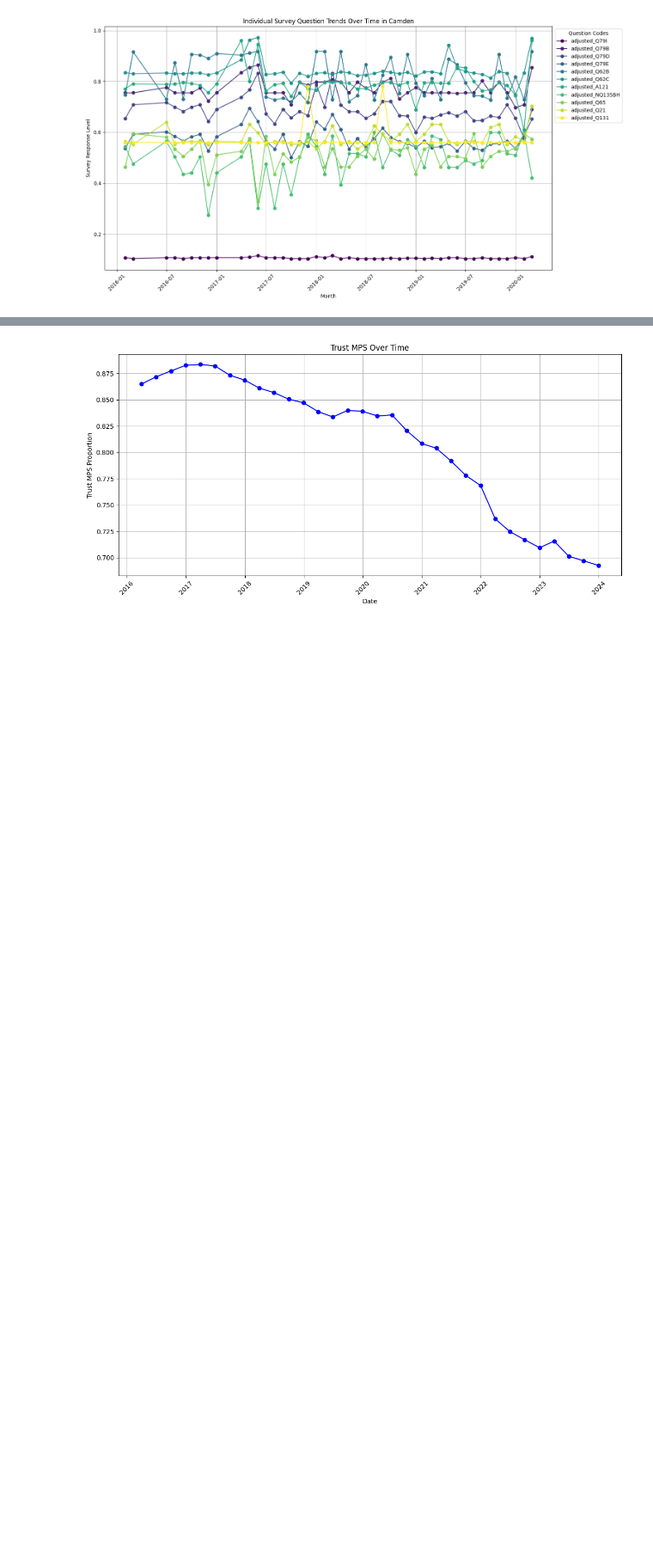
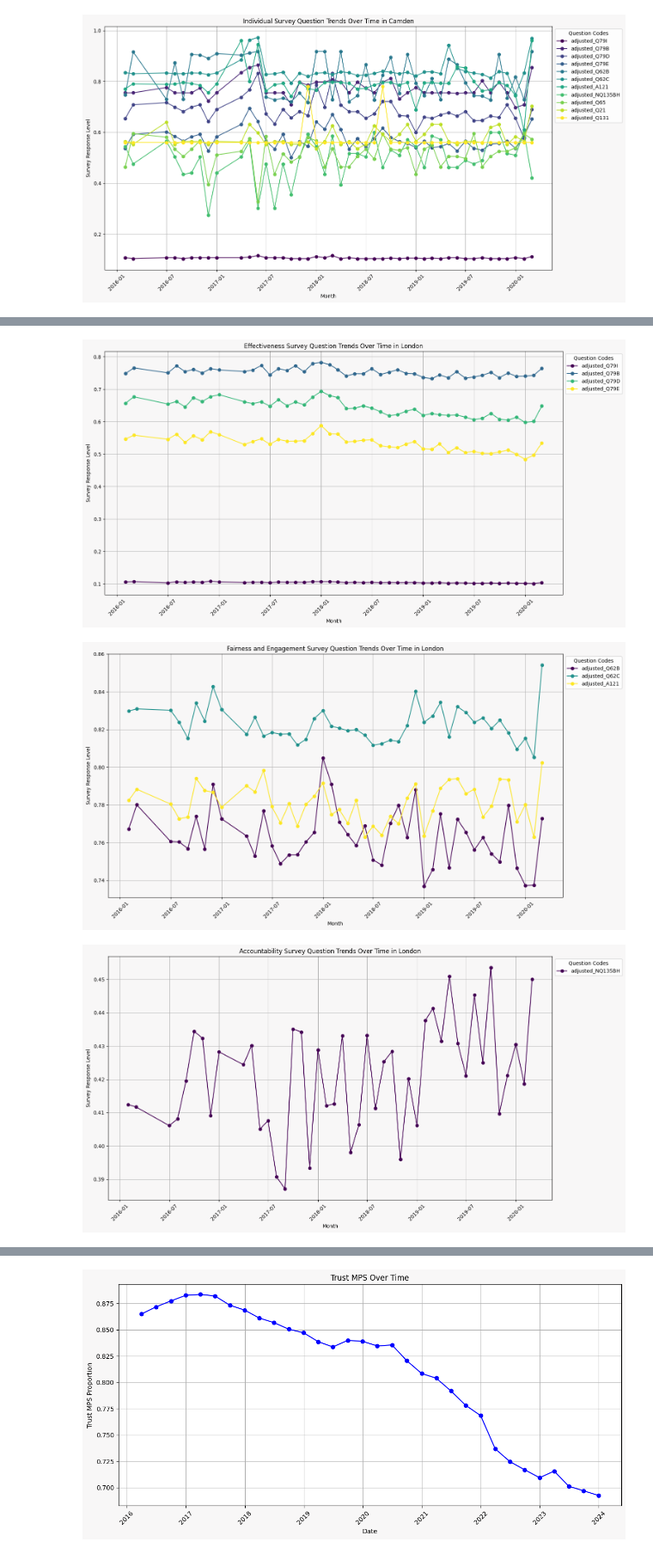
Before and after one commit to HNagouda/JBG050-DC2-Grp21, a Jupyter notebook: src/exploration/dupa.ipynb, the cells around one changed output, grey strips where cells are left out. Shown at 86% size. Saved outputs shown, nothing was run; the diff lists cells and outputs as text; code cells hidden in the pictures; blank space fills up the shorter version.

```diff
--- a/src/exploration/dupa.ipynb
+++ b/src/exploration/dupa.ipynb
@@ -679,0 +739,48 @@ plt.show()
+# %%
+london_data = final_grouped.groupby('MONTH').agg({
+    'Trust': 'mean',
+    'Confidence': 'mean',
+    'adjusted_Q79I': 'mean',
+    'adjusted_Q79B': 'mean',
+    'adjusted_Q79D': 'mean',
+    'adjusted_Q79E': 'mean',
+    'adjusted_Q62B': 'mean',
+    'adjusted_Q62C': 'mean',
+    'adjusted_A121': 'mean',
+    'adjusted_NQ135BH': 'mean',
+    'adjusted_Q65': 'mean',
+    'adjusted_Q21': 'mean',
+    'adjusted_Q131': 'mean'
+}).reset_index()
+
+effectiveness_questions = ['adjusted_Q79I', 'adjusted_Q79B', 'adjusted_Q79D', 'adjusted_Q79E']
+fairness_engagement_questions = ['adjusted_Q62B', 'adjusted_Q62C', 'adjusted_A121']
+accountability_questions = ['adjusted_NQ135BH']
+confidence_questions = ['adjusted_Q65', 'adjusted_Q21', 'adjusted_Q131']
+
+plt.rcParams['figure.facecolor'] = '#f8f7f7'
+
+def plot_category(data, questions, category_name):
+    plt.figure(figsize=(15, 8), facecolor='#f8f7f7')
+    colors = plt.cm.viridis(np.linspace(0, 1, len(questions)))
+    for i, col in enumerate(questions):
+        plt.plot(data['MONTH'], data[col], label=col, color=colors[i], marker='o', linestyle='-')
+    plt.title(f'{category_name} Survey Question Trends Over Time in London')
+    plt.xlabel('Month')
+    plt.ylabel('Survey Response Level')
+    plt.legend(title='Question Codes', loc='upper left', bbox_to_anchor=(1, 1))
+    plt.grid(True)
+    plt.xticks(rotation=45)
+    plt.gca().set_facecolor('#f8f7f7')
+    plt.tight_layout()
+    plt.show()
+
+# Plot each category
+plot_category(london_data, effectiveness_questions, 'Effectiveness')
+plot_category(london_data, fairness_engagement_questions, 'Fairness and Engagement')
+plot_category(london_data, accountability_questions, 'Accountability')
+plot_category(london_data, confidence_questions, 'Confidence')
+# %% [output]
+[figure, added]
+[figure, added]
+[figure, added]
```
Also changed, not shown: parts of 13 cells of this notebook, 2 other files.
